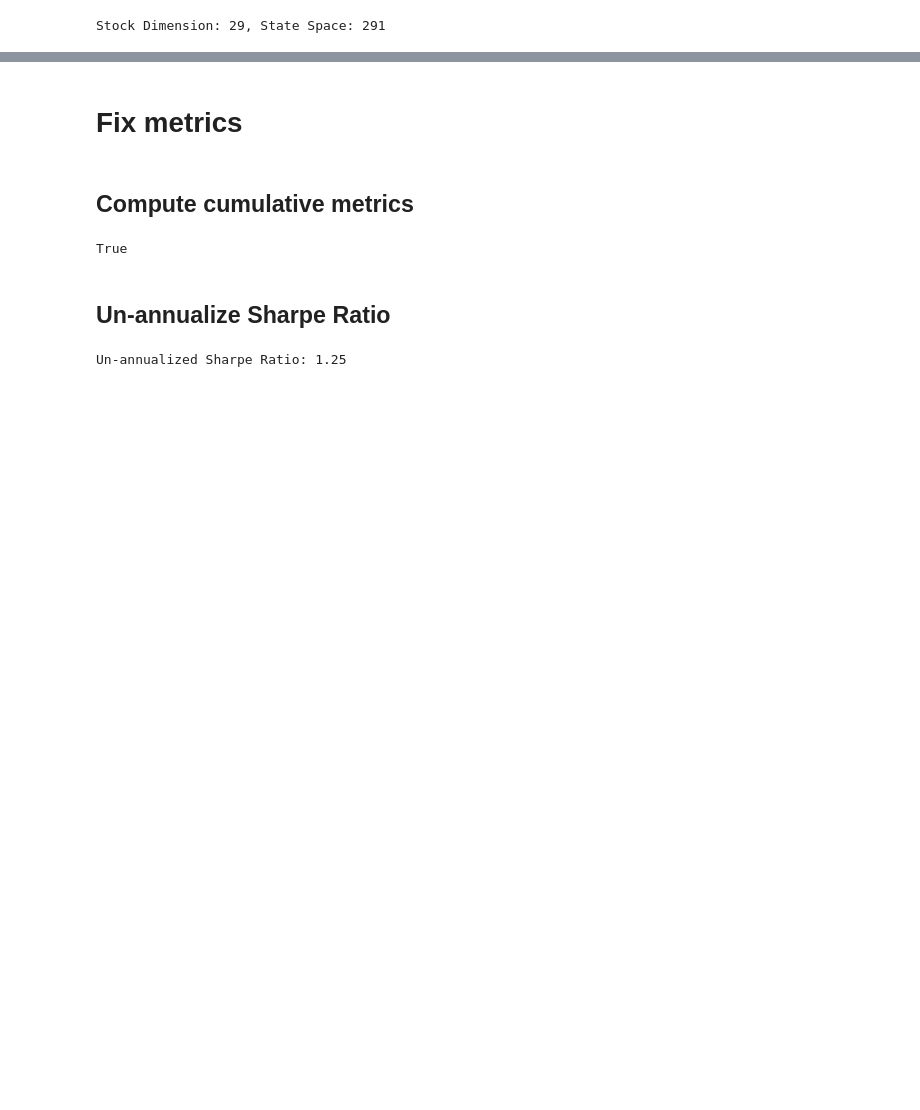
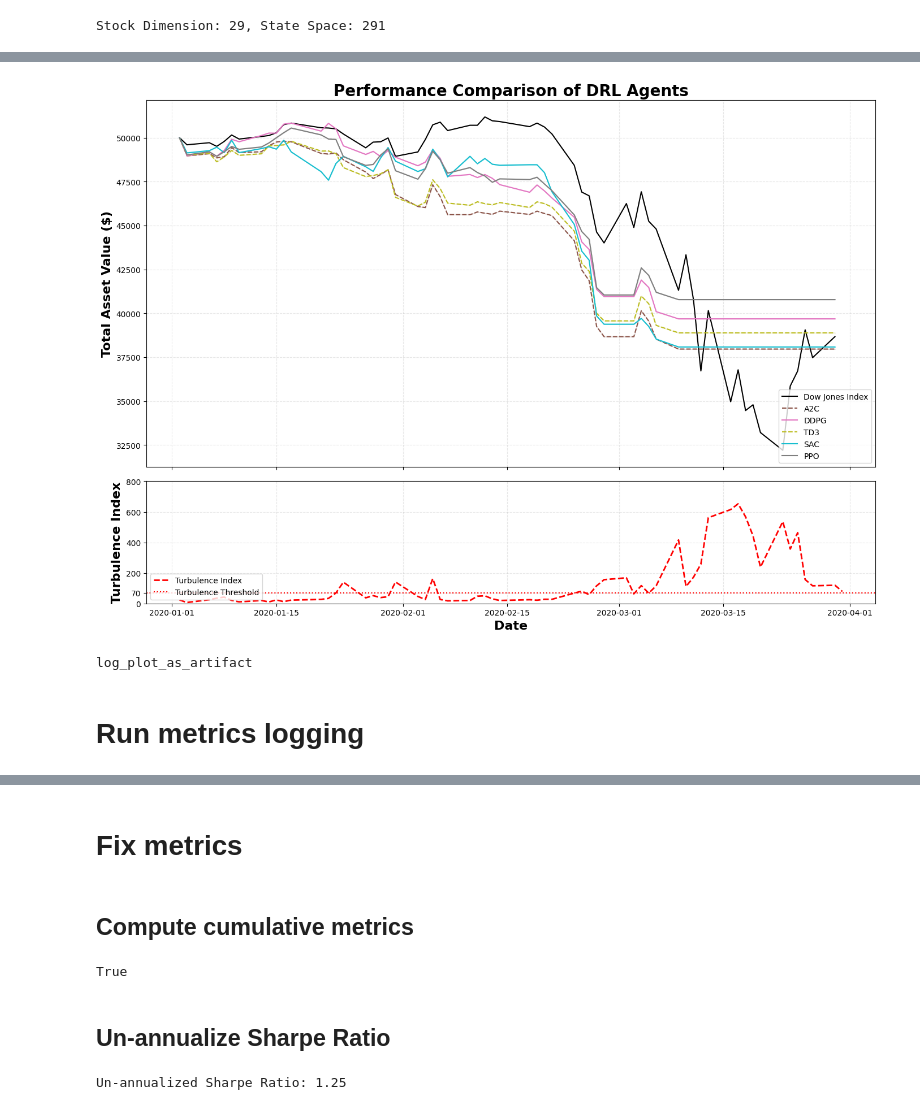
Before and after one commit to tony-pitchblack/finrl-dt, a Jupyter notebook: finrl_dt_replicate_eval.ipynb, the cells around one changed output, grey strips where cells are left out. Drawn from its saved outputs; the diff is of its cells as text; code cells hidden in the pictures; blank space fills up the shorter version.

```diff
--- a/finrl_dt_replicate_eval.ipynb
+++ b/finrl_dt_replicate_eval.ipynb
@@ -815,3 +1213,60 @@ def plot_results(result, experiment_stats):
+# %%
+#@title plot_results (separate turbulence plot)
+
+def plot_results(result, experiment_stats, turbulence_series=None, turbulence_threshold=70):
+    # Create figure and subplots
+    fig, (ax1, ax2) = plt.subplots(2, 1, figsize=(14, 10), sharex=True, gridspec_kw={'height_ratios': [3, 1]})
+
+    # Main plot
+    method_styles = {
+        'A2C': {'color': '#8c564b', 'linestyle': '--'},
+        'DDPG': {'color': '#e377c2', 'linestyle': '-'},
+        'PPO': {'color': '#7f7f7f', 'linestyle': '-'},
+        'TD3': {'color': '#bcbd22', 'linestyle': '--'},
+        'SAC': {'color': '#17becf', 'linestyle': '-'},
+        'DJIA': {'color': '#000000', 'linestyle': '-'},
+    }
+
+    ax1.plot(result.index, result['DJIA'], label="Dow Jones Index",
+             linestyle=method_styles['DJIA']['linestyle'], color=method_styles['DJIA']['color'])
+
+    for exp_name, stats in experiment_stats.items():
+        mean = stats['mean'].reindex(result.index).fillna(method='ffill')
+        std = stats['std'].reindex(result.index).fillna(0)
+
+        style = method_styles[exp_name]
+        ax1.plot(result.index, mean, label=exp_name, **style)
+        ax1.fill_between(result.index, mean - std, mean + std, color=style['color'], alpha=0.2)
+
+    # Customize main plot
+    ax1.set_title("Performance Comparison of DRL Agents", fontsize=20, fontweight='bold')
+    ax1.set_ylabel("Total Asset Value ($)", fontsize=16, fontweight='bold')
+    ax1.legend(loc='lower right')
+    ax1.grid(True, linestyle='--', alpha=0.3)
+
+    # Turbulence plot
+    if turbulence_series is not None:
+        ax2.plot(turbulence_series.index, turbulence_series, label="Turbulence Index", color='red', linestyle='--', linewidth=2)
+        ax2.axhline(y=turbulence_threshold, color='red', linestyle=':', label='Turbulence Threshold')
+        ax2.set_ylabel("Turbulence Index", fontsize=16, fontweight='bold')
+        ax2.legend(loc='lower left')
+        ax2.grid(True, linestyle='--', alpha=0.3)
+        max_turbulence = max(turbulence_series.max(), turbulence_threshold)
+        ax2.set_ylim(0, max_turbulence + 10)
+        ax2.set_yticks(list(ax2.get_yticks()) + [turbulence_threshold])
+
+    # Shared x-axis label
+    ax2.set_xlabel("Date", fontsize=16, fontweight='bold')
+
+    # Tight layout
+    plt.tight_layout()
+    return fig
+
+# Example usage:
+fig = plot_results(result, experiment_stats, turbulence_series)
+plt.show()
+# %% [output]
+[figure, added]
 # %%
 #@title log_plot_as_artifact
 
@@ -820,6 +1275,7 @@ import matplotlib.pyplot as plt
 import wandb
 
 def log_plot_as_artifact(fig, artifact_name_prefix, artifact_type="plot"):
+    print('log_plot_as_artifact')
     """
     Save a Matplotlib figure without clipping and log it as a W&B artifact.
 
@@ -840,9 +1296,13 @@ def log_plot_as_artifact(fig, artifact_name_prefix, artifact_type="plot"):
 
         # Create and log the W&B artifact
         artifact = wandb.Artifact(artifact_name, type=artifact_type)
-        artifact.add_file(filename)
+        artifact.add_file(filename, skip_cache=True, overwrite=True)
         wandb.log_artifact(artifact)
     finally:
         # Ensure the file is deleted after use
         if os.path.exists(filename):
             os.remove(filename)
+
+log_plot_as_artifact(fig, "performance_comparison_DRL_agents", artifact_type="plot")
+# %% [output]
+log_plot_as_artifact
@@ -878,0 +1309,2 @@ SWEEP_ID = 'k43io2uh'
+# %% [markdown]
+# Run metrics logging
```
Also changed, not shown: parts of 33 cells of this notebook.
